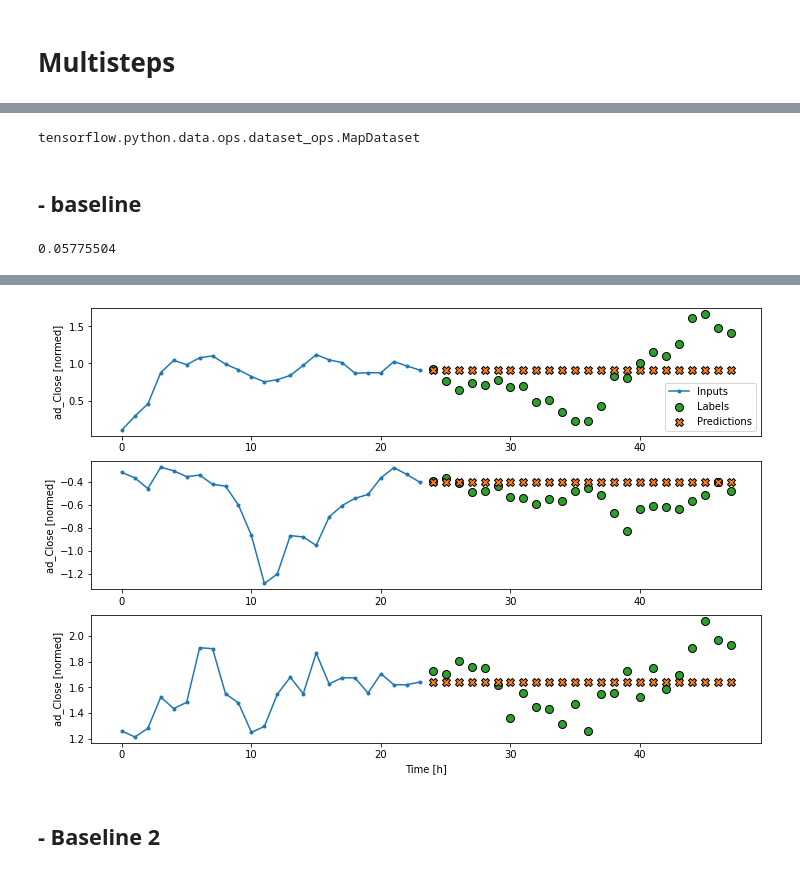
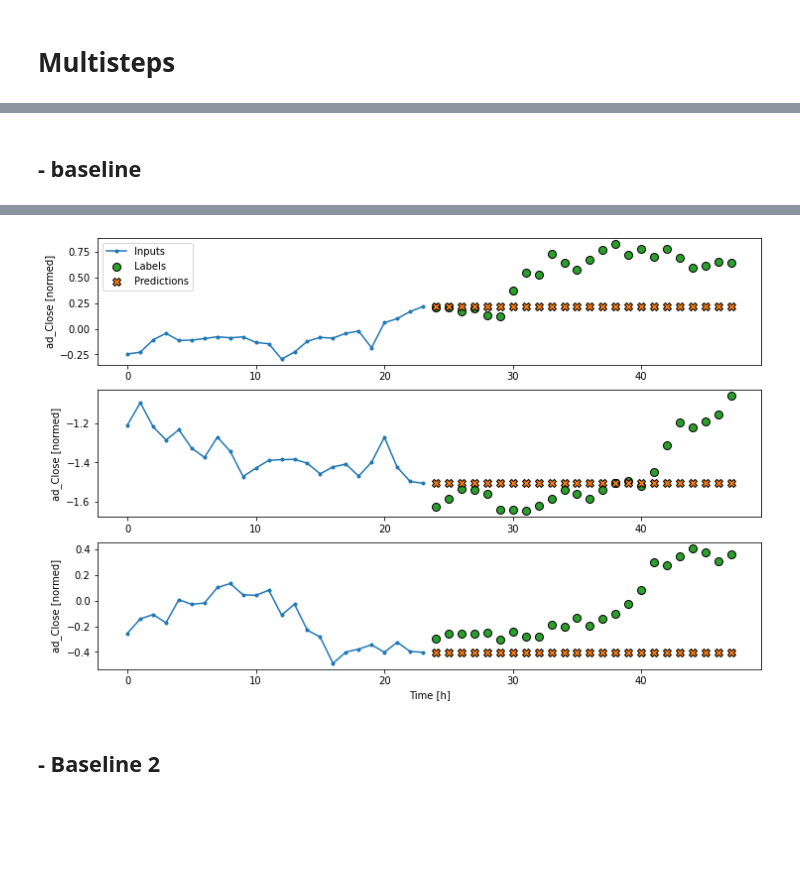
Before and after one commit to valentina-bec/tokyo-stock-exchange, a Jupyter notebook: notebooks/model_tf_multi.ipynb, the cells around one changed output, grey strips where cells are left out. Drawn from its saved outputs; the diff is of its cells as text; code cells hidden in the pictures; blank space fills up the shorter version.

Commit message:
multi

```diff
--- a/notebooks/model_tf_multi.ipynb
+++ b/notebooks/model_tf_multi.ipynb
@@ -344,13 +360,9 @@ inputs_example, labels_example = multi_window.example
 # %%
-type(multi_window.train)
+#type(multi_window.train)
-# %% [output]
-tensorflow.python.data.ops.dataset_ops.MapDataset
 # %% [markdown]
 ## - baseline
 # %%
-inputs_test.numpy().mean()
+#inputs_test.numpy().mean()
-# %% [output]
-0.05775504
 # %%
 class MultiStepLastBaseline(tf.keras.Model):
   def call(self, inputs):
@@ -365,8 +377,9 @@ multi_performance = {}
 
 #inputs, labels = separe_map(multi_window)
 #inputs, labels = multi_window.separe_map
-multi_val_performance['Last'] = last_baseline.evaluate(inputs_example, labels_example )
+#multi_val_performance['Last'] = last_baseline.evaluate(multi_window.val)
+multi_val_performance['Last'] = last_baseline.evaluate(multi_window.val)
 #multi_performance['Last'] = last_baseline.evaluate(multi_window.test, verbose=0)
-multi_performance['Last'] = last_baseline.evaluate(inputs_test, labels_test, verbose=0)
+multi_performance['Last'] = last_baseline.evaluate(multi_window.test, verbose=0)
 multi_window.plot(last_baseline)
 # %% [output]
@@ -376,4 +389,4 @@ multi_window.plot(last_baseline)
-[figure, old version]
+[figure, new version]
 # %% [markdown]
 ## - Baseline 2
 # %%
```
Also changed, not shown: parts of 31 cells of this notebook.
